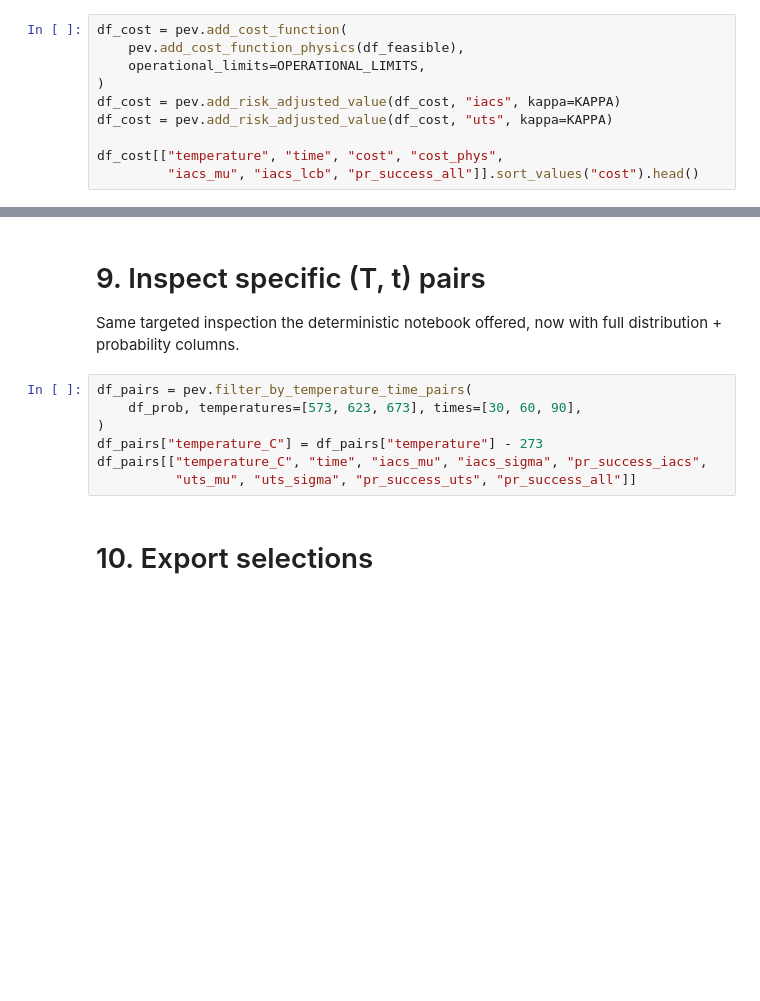
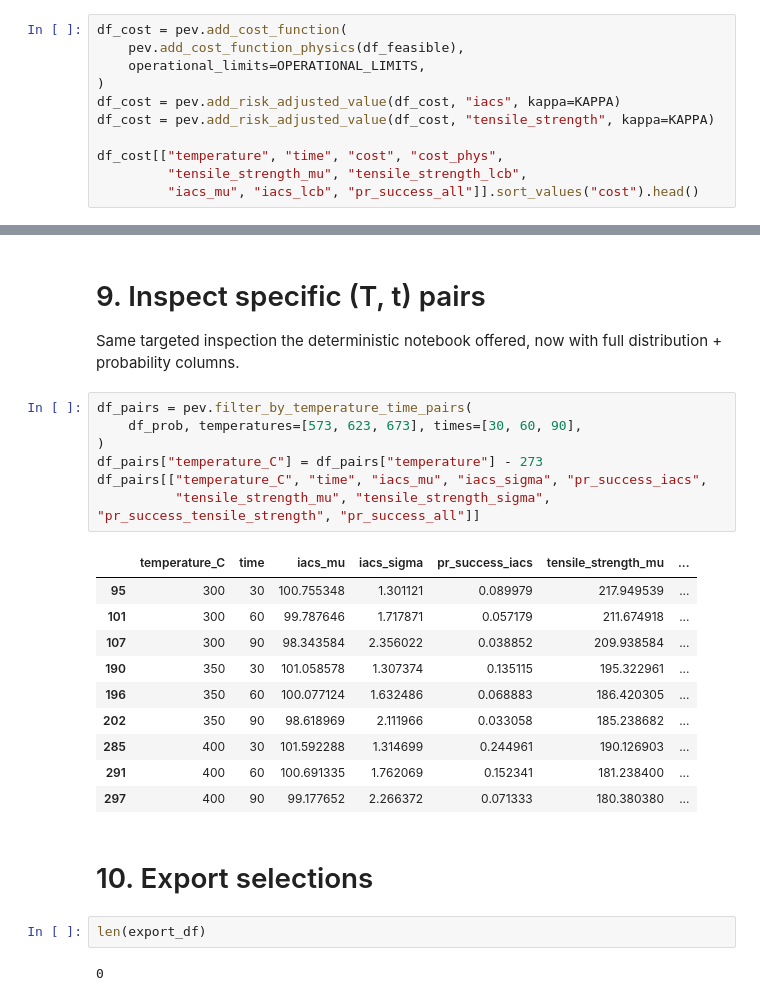
Before and after one commit to FelipeMFO-RM/uncertainty-aware-predictors, a Jupyter notebook: notebooks/experiments/mbc_annealing_uncertainty.ipynb, the cells around one changed output, grey strips where cells are left out. Cells and saved outputs as stored; diff of their text form; blank space fills up the shorter version.

```diff
--- a/notebooks/experiments/mbc_annealing_uncertainty.ipynb
+++ b/notebooks/experiments/mbc_annealing_uncertainty.ipynb
@@ -256,8 +259,9 @@ df_cost = pev.add_cost_function(
     operational_limits=OPERATIONAL_LIMITS,
 )
 df_cost = pev.add_risk_adjusted_value(df_cost, "iacs", kappa=KAPPA)
-df_cost = pev.add_risk_adjusted_value(df_cost, "uts", kappa=KAPPA)
+df_cost = pev.add_risk_adjusted_value(df_cost, "tensile_strength", kappa=KAPPA)
 
 df_cost[["temperature", "time", "cost", "cost_phys",
+         "tensile_strength_mu", "tensile_strength_lcb",
          "iacs_mu", "iacs_lcb", "pr_success_all"]].sort_values("cost").head()
 # %% [output]
@@ -287,10 +294,25 @@ distribution + probability columns.
 # %%
 df_pairs = pev.filter_by_temperature_time_pairs(
     df_prob, temperatures=[573, 623, 673], times=[30, 60, 90],
 )
 df_pairs["temperature_C"] = df_pairs["temperature"] - 273
 df_pairs[["temperature_C", "time", "iacs_mu", "iacs_sigma", "pr_success_iacs",
-          "uts_mu", "uts_sigma", "pr_success_uts", "pr_success_all"]]
+          "tensile_strength_mu", "tensile_strength_sigma", "pr_success_tensile_strength", "pr_success_all"]]
+# %% [output]
+|  | temperature_C | time | iacs_mu | iacs_sigma | pr_success_iacs | tensile_strength_mu | ... |
+| 95 | 300 | 30 | 100.755348 | 1.301121 | 0.089979 | 217.949539 | ... |
+| 101 | 300 | 60 | 99.787646 | 1.717871 | 0.057179 | 211.674918 | ... |
+| 107 | 300 | 90 | 98.343584 | 2.356022 | 0.038852 | 209.938584 | ... |
+| 190 | 350 | 30 | 101.058578 | 1.307374 | 0.135115 | 195.322961 | ... |
+| 196 | 350 | 60 | 100.077124 | 1.632486 | 0.068883 | 186.420305 | ... |
+| 202 | 350 | 90 | 98.618969 | 2.111966 | 0.033058 | 185.238682 | ... |
+| 285 | 400 | 30 | 101.592288 | 1.314699 | 0.244961 | 190.126903 | ... |
+| 291 | 400 | 60 | 100.691335 | 1.762069 | 0.152341 | 181.238400 | ... |
+| 297 | 400 | 90 | 99.177652 | 2.266372 | 0.071333 | 180.380380 | ... |
 # %% [markdown]
 # 10. Export selections
+# %%
+len(export_df)
+# %% [output]
+0
 # %%
```
Also changed, not shown: parts of 8 cells of this notebook, 1 other file.
